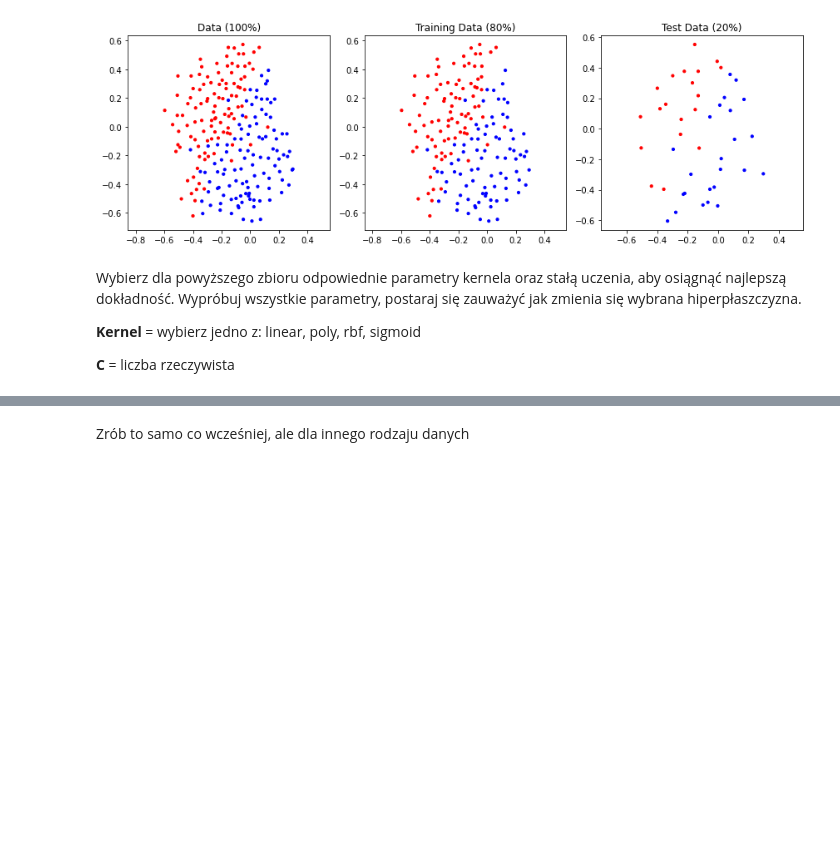
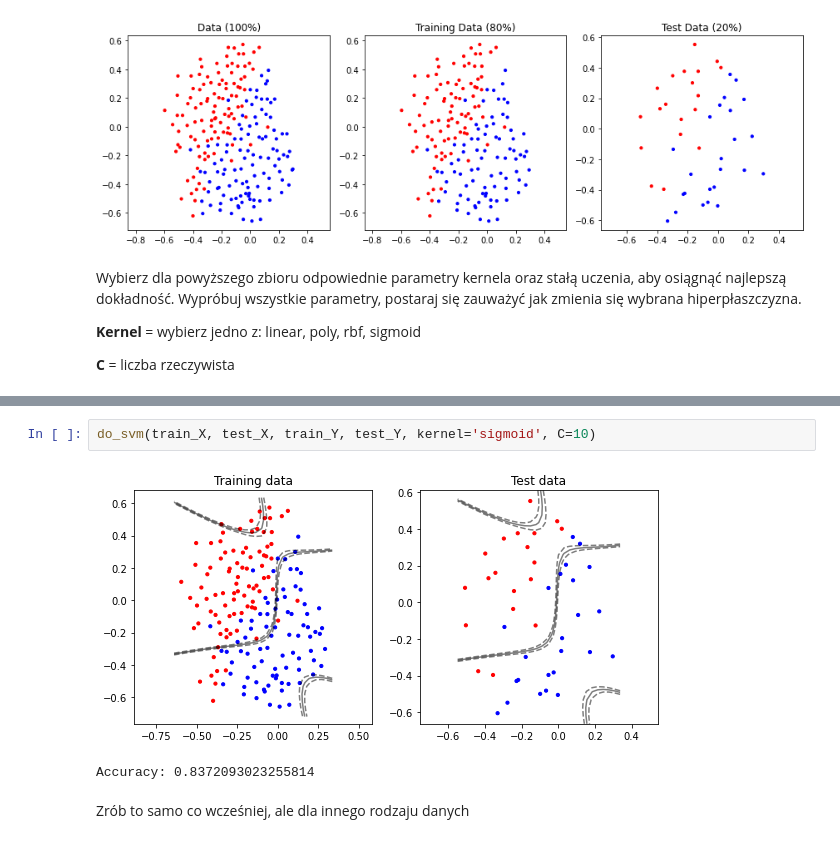
Before and after one commit to filipsl/ml-lab-solutions, a Jupyter notebook: notebook-3/notebook.ipynb, the cells around one changed output, grey strips where cells are left out. Saved outputs shown, nothing was run; the diff lists cells and outputs as text; blank space fills up the shorter version.

```diff
--- a/notebook-3/notebook.ipynb
+++ b/notebook-3/notebook.ipynb
@@ -235,3 +248,8 @@ do_svm(train_X, test_X, train_Y, test_Y, kernel='?', C=?)
+# %%
+do_svm(train_X, test_X, train_Y, test_Y, kernel='sigmoid', C=10)
+# %% [output]
+[figure, added]
+Accuracy: 0.8372093023255814
 # %% [markdown]
 Zrób to samo co wcześniej, ale dla innego rodzaju danych
 # %%
```
Also changed, not shown: parts of 22 cells of this notebook.
